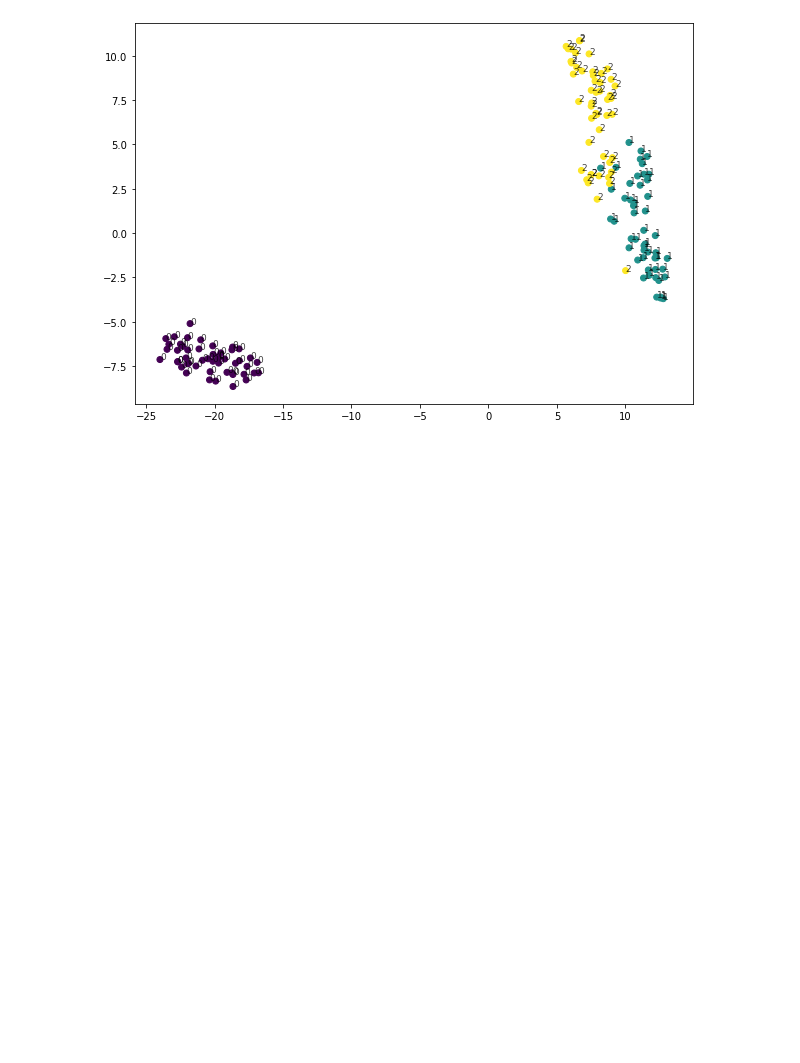
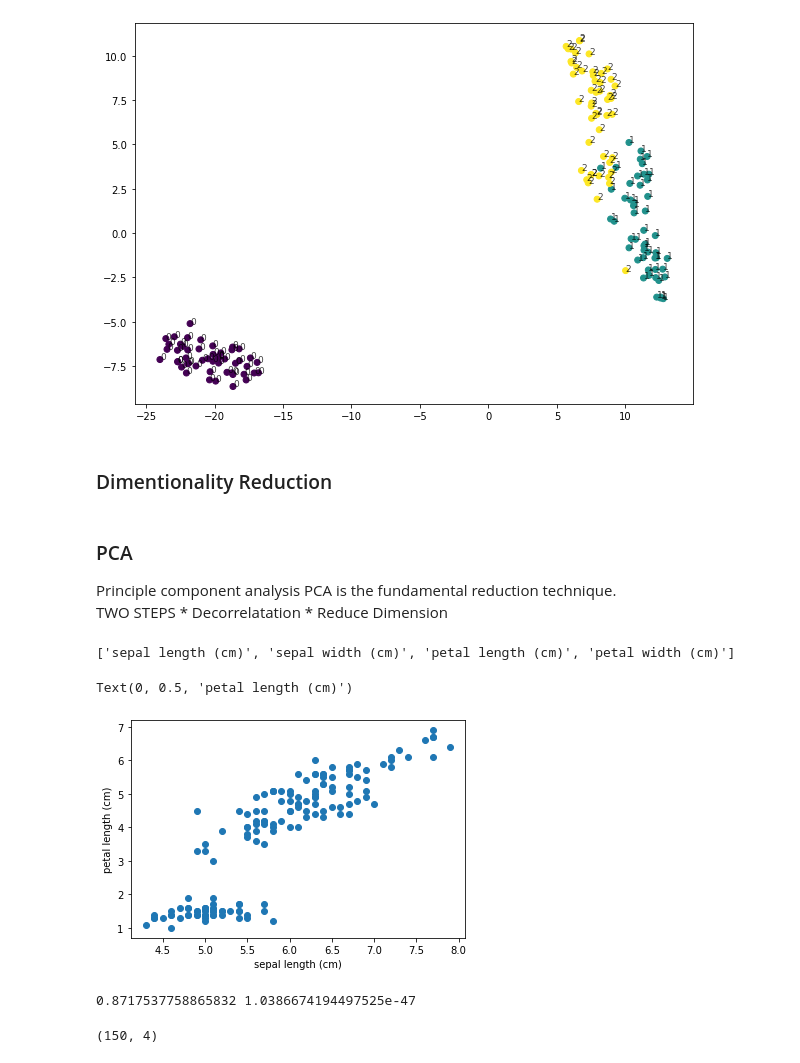
Before and after one commit to AkhilVinayakp/machine_Learning_Algorithms_python, a Jupyter notebook: ml_camp/unsuper.ipynb, the cells around one changed output. Cells and saved outputs as stored; diff of their text form; code cells hidden in the pictures; blank space fills up the shorter version.

```diff
--- a/ml_camp/unsuper.ipynb
+++ b/ml_camp/unsuper.ipynb
@@ -350,3 +350,12 @@ for i, j, k in zip(trf[:,0], trf[:,1], labels ):
 plt.show()
 # %% [output]
 [figure]
+# %% [markdown]
+### Dimentionality Reduction
+# %% [markdown]
+### PCA
+Principle component analysis
+PCA is the fundamental reduction technique.<br>
+TWO STEPS
+    * Decorrelatation
+    * Reduce Dimension
@@ -352,0 +367,12 @@ plt.show()
+# %%
+iris = load_iris()
+print(iris.feature_names)
+xs = iris.data[:,0]
+ys = iris.data[:,2]
+plt.scatter(xs,ys)
+plt.xlabel(iris.feature_names[0])
+plt.ylabel(iris.feature_names[2])
+# %% [output]
+['sepal length (cm)', 'sepal width (cm)', 'petal length (cm)', 'petal width (cm)']
+Text(0, 0.5, 'petal length (cm)')
+[figure, added]
@@ -352,0 +382,4 @@ plt.show()
+# %%
+print(corr,pvalue)
+# %% [output]
+0.8717537758865832 1.0386674194497525e-47
@@ -352,0 +395,4 @@ plt.show()
+# %%
+pca_f.shape
+# %% [output]
+(150, 4)
```
Also changed, not shown: parts of 22 cells of this notebook.
